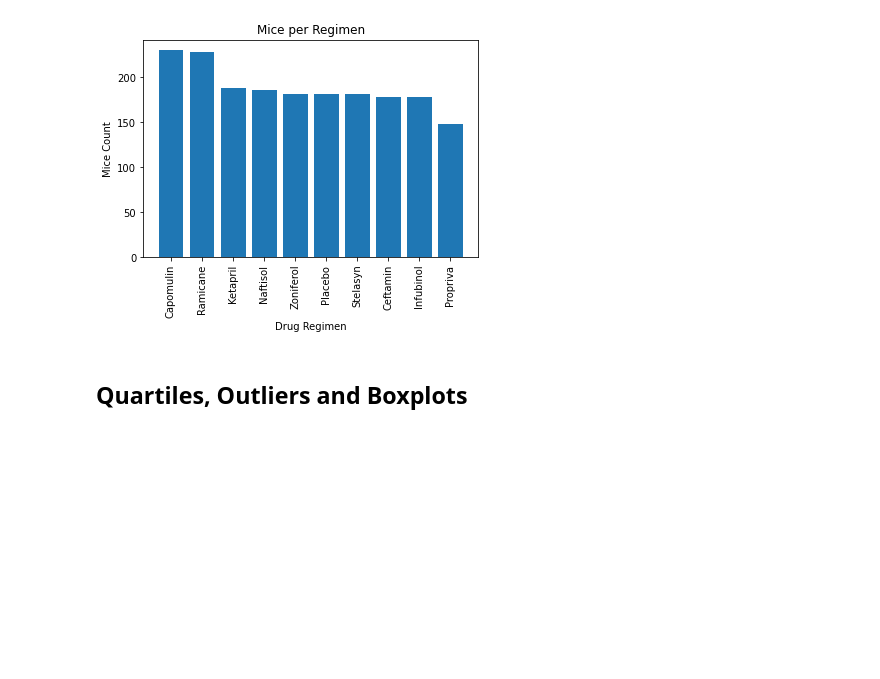
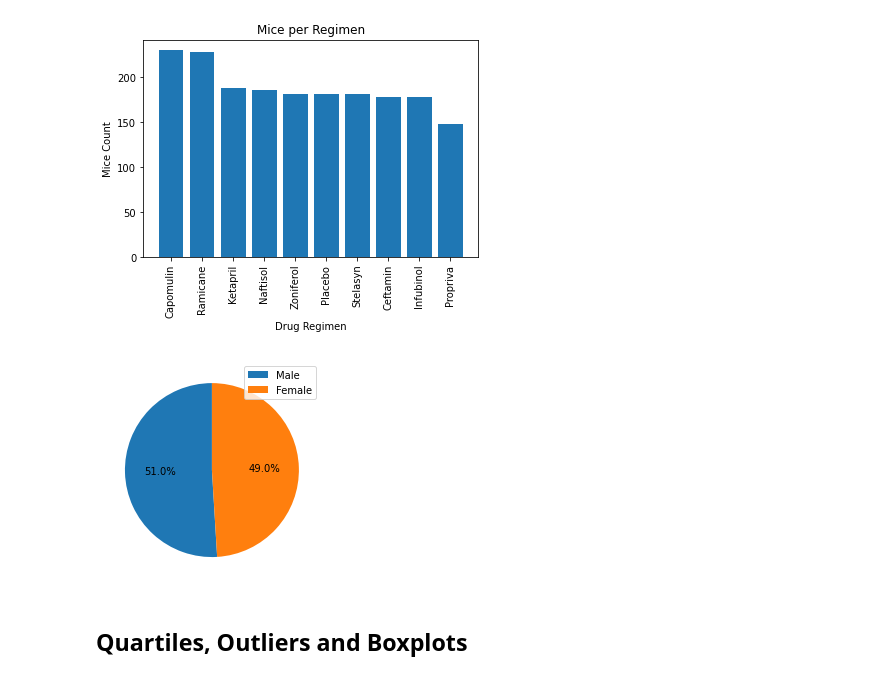
Before and after one commit to uldom/Matplotlib_Challenge, a Jupyter notebook: Pymaceuticals/pymaceuticals_starter.ipynb, the cells around one changed output. Cells and saved outputs as stored; diff of their text form; code cells hidden in the pictures; blank space fills up the shorter version.

Commit message:
Panda Pie chart

```diff
--- a/Pymaceuticals/pymaceuticals_starter.ipynb
+++ b/Pymaceuticals/pymaceuticals_starter.ipynb
@@ -245,6 +245,15 @@ Text(0, 0.5, 'Mice Count')
 [figure]
 # %%
 # Generate a pie plot showing the distribution of female versus male mice using pandas
+
+y = clean_dataframe['Sex'].value_counts()
+
+plt.pie(y, autopct= '%1.1f%%', startangle = 90)
+plt.legend(y.index)
+
+plt.show()
+# %% [output]
+[figure, added]
 # %%
 # Generate a pie plot showing the distribution of female versus male mice using pyplot
 # %% [markdown]
```
